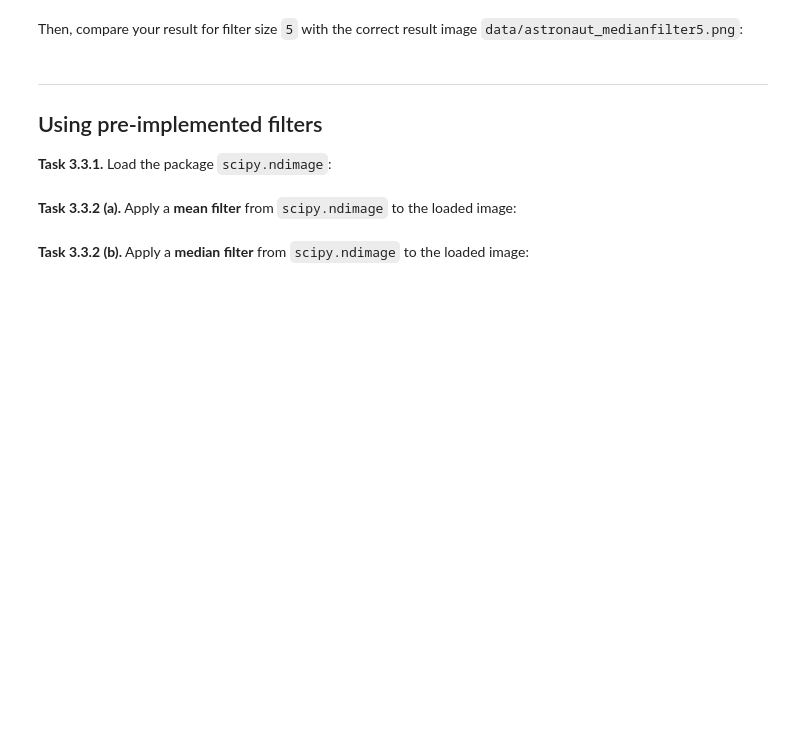
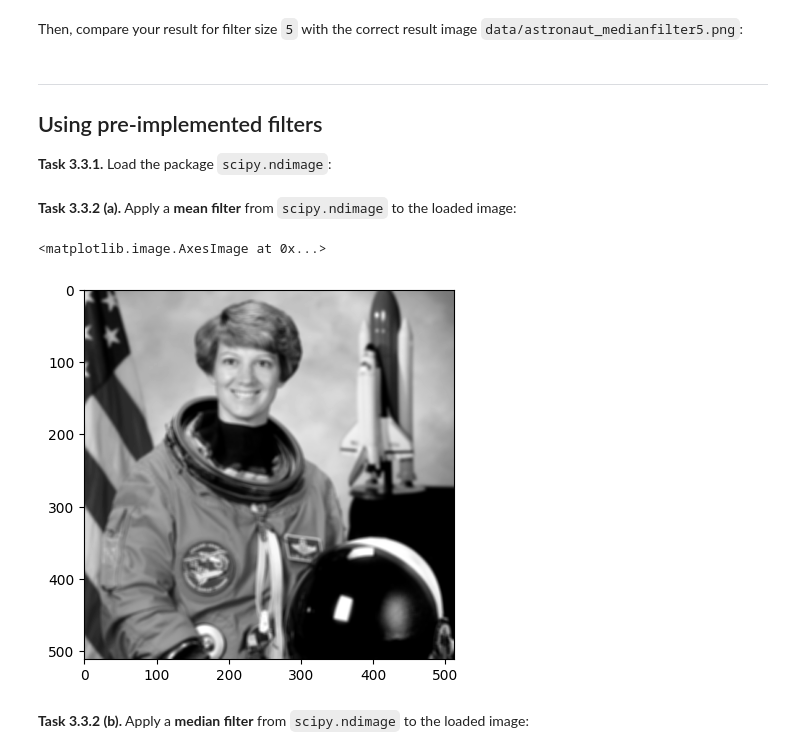
Before and after one commit to annalina2609/mobi-fs3-python, a Jupyter notebook: task3.ipynb, the cells around one changed output. Drawn from its saved outputs; the diff is of its cells as text; code cells hidden in the pictures; blank space fills up the shorter version.

```diff
--- a/task3.ipynb
+++ b/task3.ipynb
@@ -81,4 +86,10 @@ Then, compare your result for filter size `5` with the correct result image `dat
 # %% [markdown]
 **<a id="#">Task 3.3.2 (a).</a>** Apply a **mean filter** from `scipy.ndimage` to the loaded image:
+# %%
+scipy_mean = scipy.ndimage.uniform_filter(img, 5)
+plt.imshow (scipy_mean, 'gray')
+# %% [output]
+<matplotlib.image.AxesImage at 0x...>
+[figure, added]
 # %% [markdown]
 **<a id="#">Task 3.3.2 (b).</a>** Apply a **median filter** from `scipy.ndimage` to the loaded image:
```
Also changed, not shown: parts of 8 cells of this notebook.
